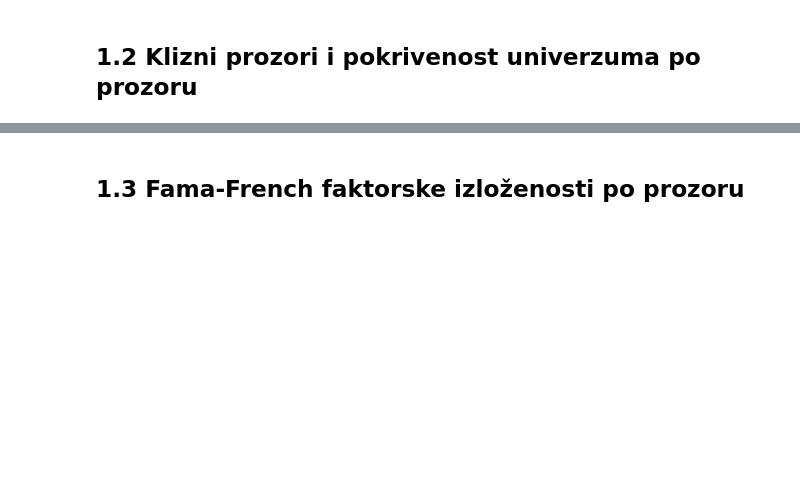
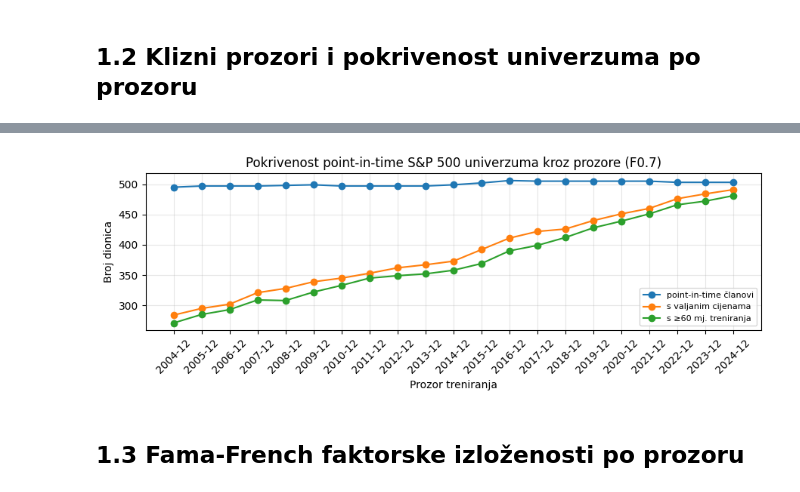
Before and after one commit to mmestrov2000/daozip-projekt, a Jupyter notebook: notebooks/01_data_and_factors.ipynb, the cells around one changed output, grey strips where cells are left out. Saved outputs shown, nothing was run; the diff lists cells and outputs as text; code cells hidden in the pictures; blank space fills up the shorter version.

```diff
--- a/notebooks/01_data_and_factors.ipynb
+++ b/notebooks/01_data_and_factors.ipynb
@@ -54,6 +52,7 @@ monthly_returns = preprocessed["monthly_returns"]
 excess_returns = preprocessed["excess_returns"]
 factors = preprocessed["factors"]
 metadata = preprocessed["metadata"]
+membership = preprocessed["membership"]
 
 print("Veličina univerzuma nakon pretprocesiranja:", monthly_returns.shape[1])
 print("Pokrivenost datuma:", monthly_returns.index.min().date(), "→", monthly_returns.index.max().date())
@@ -148,0 +162,11 @@ plt.show()
+# %%
+from src.data import membership_coverage_report
+from src.utils import TABLES_DIR
+
+coverage_membership = membership_coverage_report(
+    monthly_returns,
+    windows=windows,
+    membership=membership,
+    output_path=TABLES_DIR / "00_membership_coverage.csv",
+)
+print(coverage_membership.to_string(index=False))
@@ -148,0 +191,18 @@ plt.show()
+# %%
+fig, ax = plt.subplots(figsize=(9, 3.4))
+ax.plot(coverage_membership["train_window"], coverage_membership["n_members"],
+        marker="o", label="point-in-time članovi")
+ax.plot(coverage_membership["train_window"], coverage_membership["n_with_prices"],
+        marker="o", label="s valjanim cijenama")
+ax.plot(coverage_membership["train_window"], coverage_membership["n_with_60m"],
+        marker="o", label="s ≥60 mj. treniranja")
+ax.set_ylabel("Broj dionica")
+ax.set_xlabel("Prozor treniranja")
+ax.set_title("Pokrivenost point-in-time S&P 500 univerzuma kroz prozore (F0.7)")
+ax.tick_params(axis="x", rotation=45)
+ax.legend(fontsize=8)
+ax.grid(True, alpha=0.3)
+plt.tight_layout()
+plt.savefig(FIGURES_DIR / "00_membership_coverage.png", dpi=150)
+plt.show()
+# %% [output]
@@ -149,3 +215,4 @@ plt.show()
+[figure, added]
 # %% [markdown]
 ## 1.3 Fama-French faktorske izloženosti po prozoru
 # %%
```
Also changed, not shown: parts of 11 cells of this notebook, 10 other files.
